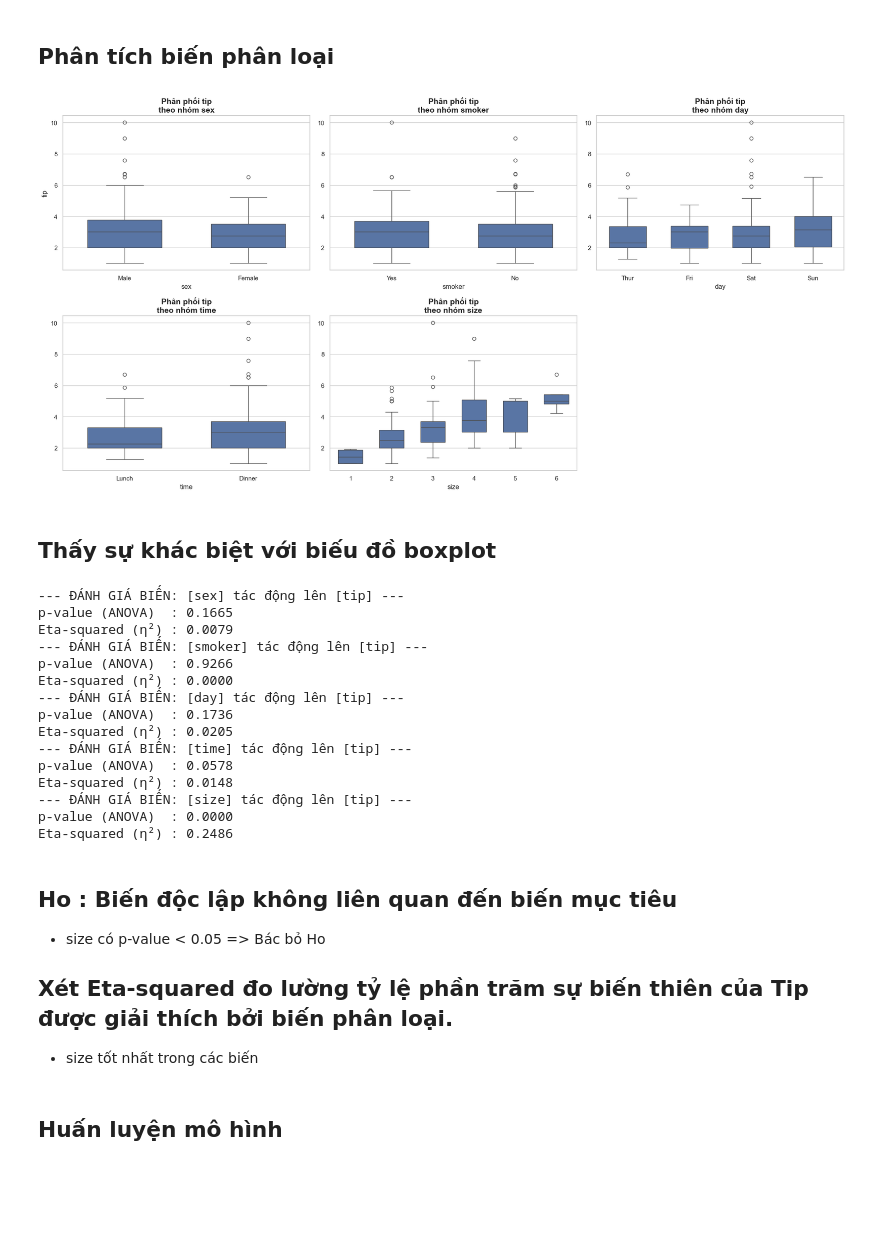
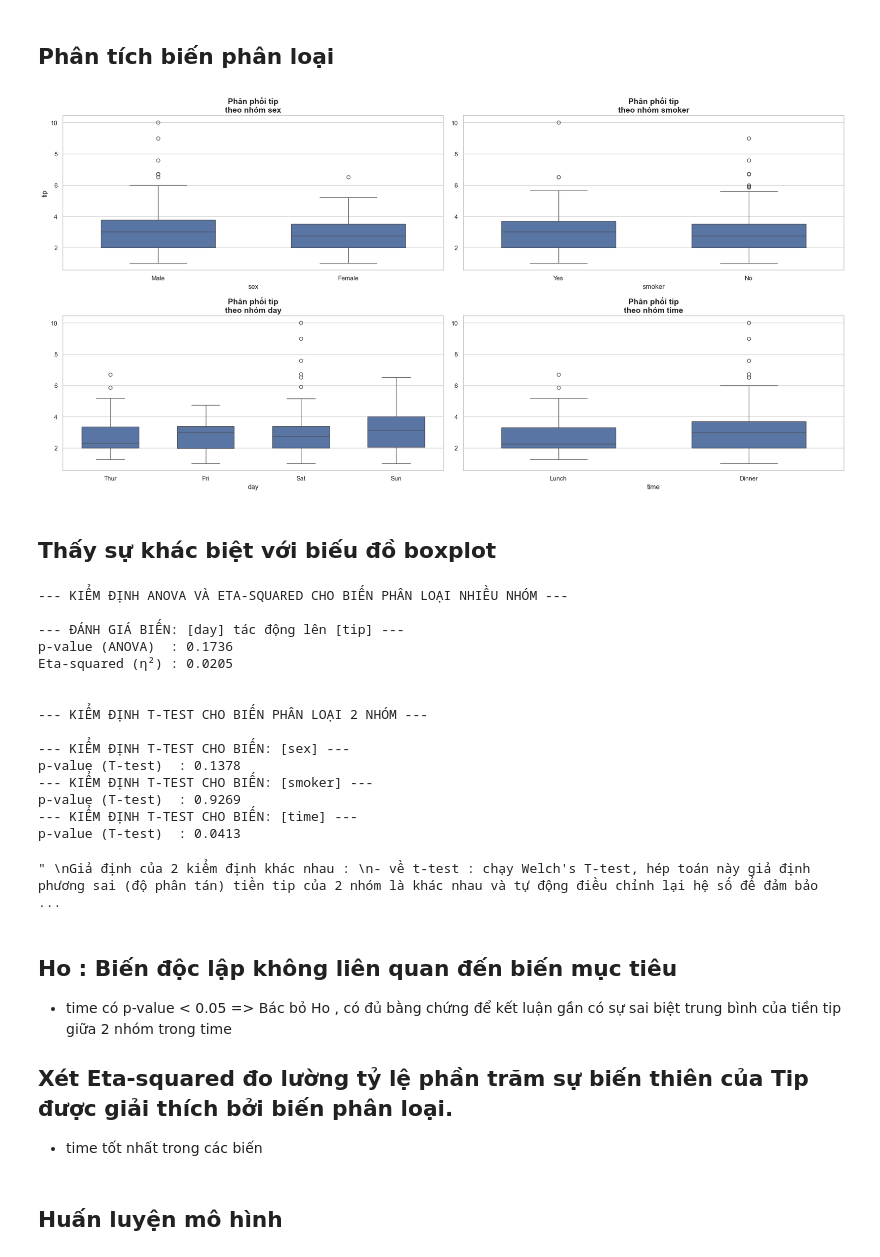
Before and after one commit to lamphat344961-alt/May_-hoc_thong_ke, a Jupyter notebook: TH2/bt2_1.ipynb, the cells around one changed output. Cells and saved outputs as stored; diff of their text form; code cells hidden in the pictures; blank space fills up the shorter version.

```diff
--- a/TH2/bt2_1.ipynb
+++ b/TH2/bt2_1.ipynb
@@ -168,61 +205,79 @@ plt.show()
 # %%
 
 # Danh sách các biến phân loại cần vẽ (đã xác định là độc lập ở Bước 2)
-cat_cols = ['sex', 'smoker', 'day', 'time', 'size']
+cat_cols = ['sex', 'smoker', 'day', 'time']
 
 # Định dạng thẩm mỹ cho biểu đồ
 sns.set_theme(style="whitegrid") # Nền trắng có lưới
 plt.figure(figsize=(20, 10))      # Thiết lập kích thước khung tranh tổng thể (Rộng, Cao)
 
 # Lặp qua từng biến phân loại để vẽ biểu đồ con (subplot)
 for i, col in enumerate(cat_cols, 1):
     # Tạo subplot: 2 hàng, 3 cột, vị trí thứ i
-    ax = plt.subplot(2, 3, i)
+    ax = plt.subplot(2, 2, i)
 
     # Vẽ Boxplot
     # x: Biến phân loại (nhóm)
     # y: Biến mục tiêu (số)
     sns.boxplot(x=col, y=target, data=df, width=0.6)
 
 
     # Trang trí cho từng biểu đồ con
     ax.set_title(f'Phân phối {target}\ntheo nhóm {col}', fontsize=14, fontweight='bold')
     ax.set_xlabel(col, fontsize=12)
     ax.set_ylabel(target if i == 1 else "", fontsize=12) # Chỉ hiện nhãn trục Y ở biểu đồ đầu tiên
 
 # Tự động căn chỉnh khoảng cách giữa các biểu đồ để không bị đè chữ
 plt.tight_layout()
 
 # Hiển thị biểu đồ
 plt.show()
 # %% [output]
-[figure, old version]
+[figure, new version]
 # %% [markdown]
 ## Thấy sự khác biệt với biếu đồ boxplot
 # %%
-for col in cat_cols:
+print("\n\n--- KIỂM ĐỊNH ANOVA VÀ ETA-SQUARED CHO BIẾN PHÂN LOẠI NHIỀU NHÓM ---\n")
+cat_cols_anova = ['day']
+for col in cat_cols_anova:
     filter_by_anova_eta(df, col, target)
+
+print("\n\n--- KIỂM ĐỊNH T-TEST CHO BIẾN PHÂN LOẠI 2 NHÓM ---\n")
+cat_cols_ttest = ['sex', 'smoker', 'time']
+for col in cat_cols_ttest:
+    print(f"--- KIỂM ĐỊNH T-TEST CHO BIẾN: [{col}] ---")
+    p_value = filter_by_ttest(df, col, target)
+
+
+'''
+Giả định của 2 kiểm định khác nhau :
+- về t-test : chạy Welch's T-test, hép toán này giả định phương sai (độ phân tán) tiền tip của 2 nhóm là khác nhau và tự động điều chỉnh lại hệ số để đảm bảo an toàn.
+- về ANOVA : giả định phương sai giữa các nhóm là bằng nhau. Trong trường hợp này, có thể sử dụng các phương pháp thay thế như :
+                                   +  Welch's ANOVA hoặc
+                                   +  kiểm định Kruskal-Wallis để đánh giá sự khác biệt giữa các nhóm mà không yêu cầu giả định về phương sai.
+'''
 # %% [output]
---- ĐÁNH GIÁ BIẾN: [sex] tác động lên [tip] ---
-p-value (ANOVA)  : 0.1665
-Eta-squared (η²) : 0.0079
---- ĐÁNH GIÁ BIẾN: [smoker] tác động lên [tip] ---
-p-value (ANOVA)  : 0.9266
-Eta-squared (η²) : 0.0000
+--- KIỂM ĐỊNH ANOVA VÀ ETA-SQUARED CHO BIẾN PHÂN LOẠI NHIỀU NHÓM ---
+
 --- ĐÁNH GIÁ BIẾN: [day] tác động lên [tip] ---
 p-value (ANOVA)  : 0.1736
 Eta-squared (η²) : 0.0205
---- ĐÁNH GIÁ BIẾN: [time] tác động lên [tip] ---
-p-value (ANOVA)  : 0.0578
-Eta-squared (η²) : 0.0148
---- ĐÁNH GIÁ BIẾN: [size] tác động lên [tip] ---
-p-value (ANOVA)  : 0.0000
-Eta-squared (η²) : 0.2486
+
+
+--- KIỂM ĐỊNH T-TEST CHO BIẾN PHÂN LOẠI 2 NHÓM ---
+
+--- KIỂM ĐỊNH T-TEST CHO BIẾN: [sex] ---
+p-value (T-test)  : 0.1378
+--- KIỂM ĐỊNH T-TEST CHO BIẾN: [smoker] ---
+p-value (T-test)  : 0.9269
+--- KIỂM ĐỊNH T-TEST CHO BIẾN: [time] ---
+p-value (T-test)  : 0.0413
+" \nGiả định của 2 kiểm định khác nhau : \n- về t-test : chạy Welch's T-test, hép toán này giả định phương sai (độ phân tán) tiền tip của 2 nhóm là khác nhau và tự động điều chỉnh lại hệ số để đảm bảo ...
 # %% [markdown]
 ## Ho : Biến độc lập không liên quan đến biến mục tiêu
-- size có p-value < 0.05 => Bác bỏ Ho
+- time có p-value < 0.05 => Bác bỏ Ho , có đủ bằng chứng để kết luận gần có sự sai biệt trung bình của tiền tip giữa 2 nhóm trong time
 ## Xét Eta-squared đo lường tỷ lệ phần trăm sự biến thiên của  Tip được giải thích bởi biến phân loại.
-- size tốt nhất trong các biến
+- time tốt nhất trong các biến
 # %% [markdown]
 ## Huấn luyện mô hình
 # %%
```
Also changed, not shown: parts of 9 cells of this notebook, 5 other files.
